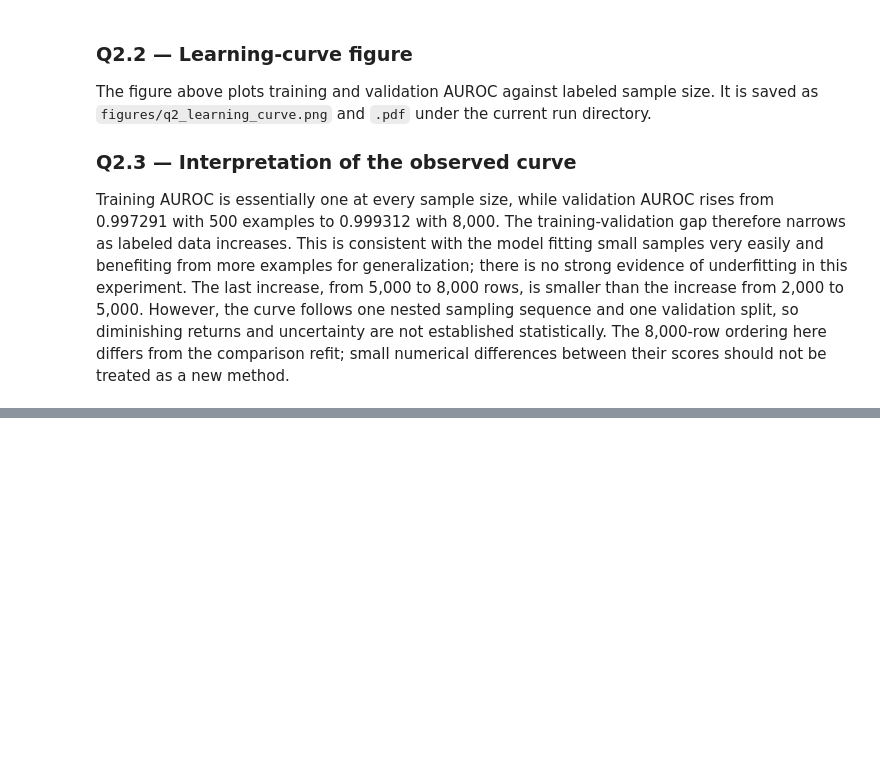
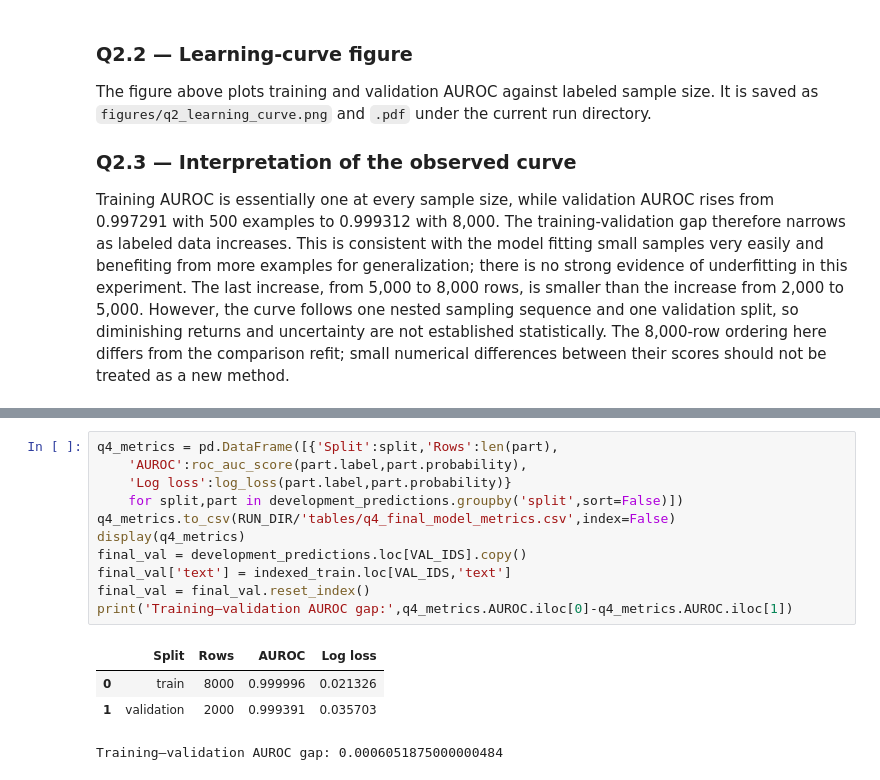
Before and after one commit to HsiangTNA/human-or-ai-submissions, a Jupyter notebook: submissions/group-number-1 /Human_or_AI_Full_Colab_Training.ipynb, the cells around one changed output, grey strips where cells are left out. Cells and saved outputs as stored; diff of their text form; blank space fills up the shorter version.

```diff
--- a/submissions/group-number-1 /Human_or_AI_Full_Colab_Training.ipynb
+++ b/submissions/group-number-1 /Human_or_AI_Full_Colab_Training.ipynb
@@ -1254,0 +1321,16 @@ Training AUROC is essentially one at every sample size, while validation AUROC r
+# %%
+q4_metrics = pd.DataFrame([{'Split':split,'Rows':len(part),
+    'AUROC':roc_auc_score(part.label,part.probability),
+    'Log loss':log_loss(part.label,part.probability)}
+    for split,part in development_predictions.groupby('split',sort=False)])
+q4_metrics.to_csv(RUN_DIR/'tables/q4_final_model_metrics.csv',index=False)
+display(q4_metrics)
+final_val = development_predictions.loc[VAL_IDS].copy()
+final_val['text'] = indexed_train.loc[VAL_IDS,'text']
+final_val = final_val.reset_index()
+print('Training–validation AUROC gap:',q4_metrics.AUROC.iloc[0]-q4_metrics.AUROC.iloc[1])
+# %% [output]
+|  | Split | Rows | AUROC | Log loss |
+| 0 | train | 8000 | 0.999996 | 0.021326 |
+| 1 | validation | 2000 | 0.999391 | 0.035703 |
+Training–validation AUROC gap: 0.0006051875000000484
```
Also changed, not shown: parts of 9 cells of this notebook.
